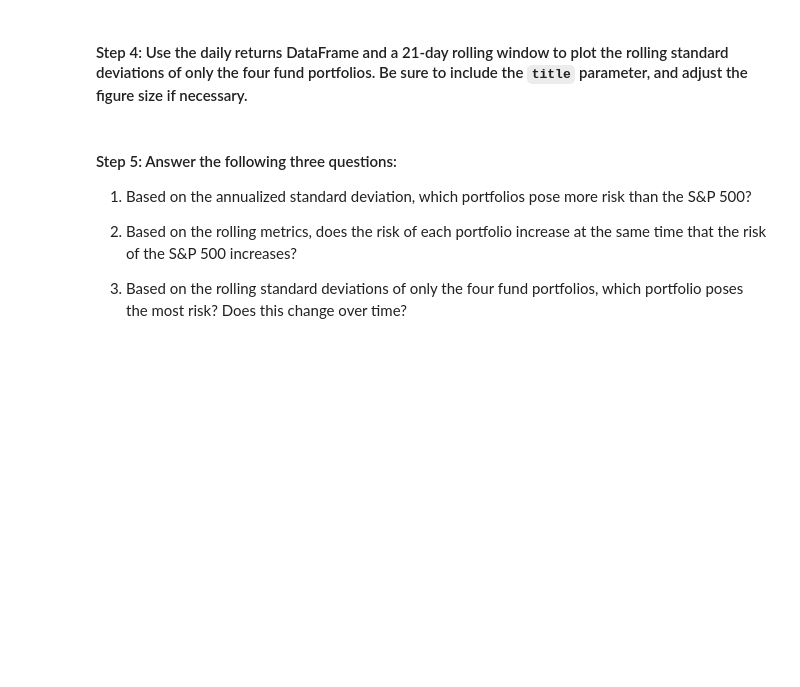
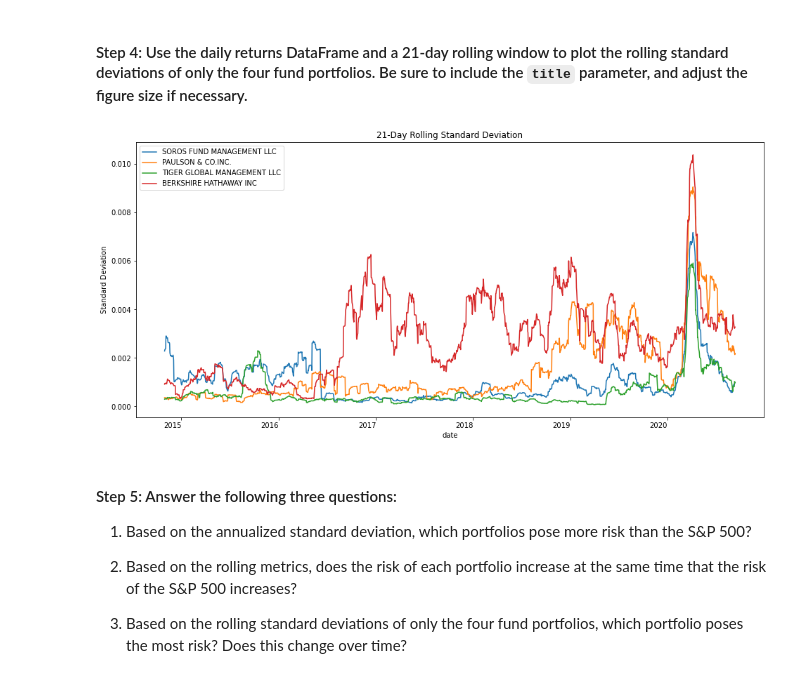
Before and after one commit to MaxAcheson/Module_4_Challenge, a Jupyter notebook: Starter_Code/risk_return_analysis.ipynb, the cells around one changed output. Cells and saved outputs as stored; diff of their text form; code cells hidden in the pictures; blank space fills up the shorter version.

```diff
--- a/Starter_Code/risk_return_analysis.ipynb
+++ b/Starter_Code/risk_return_analysis.ipynb
@@ -276,7 +281,12 @@ dtype: float64
 # %%
 # Using the daily return data and a 21-day rolling window, plot the rolling standard deviation of just the 4 portfolios.
 # Include a title parameter and adjust the figure size
-# YOUR CODE HERE
+first_four_df.rolling(window=21).std().plot(figsize=(16,8), rot=0)
+plt.title("21-Day Rolling Standard Deviation")
+plt.ylabel("Standard Deviation")
+plt.show()
+# %% [output]
+[figure, added]
 # %% [markdown]
 #### Step 5: Answer the following three questions:
 
```
Also changed, not shown: parts of 7 cells of this notebook.
